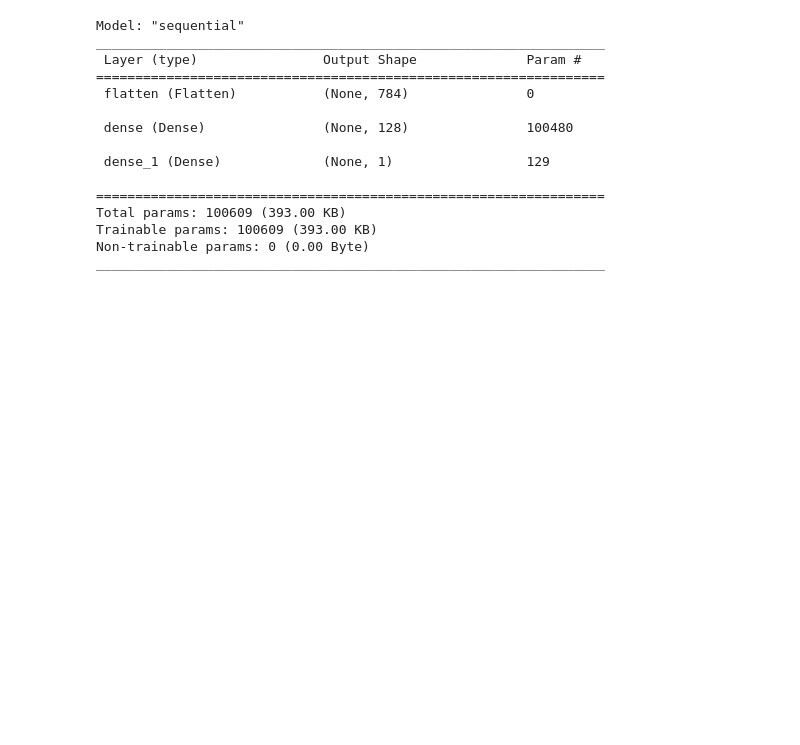
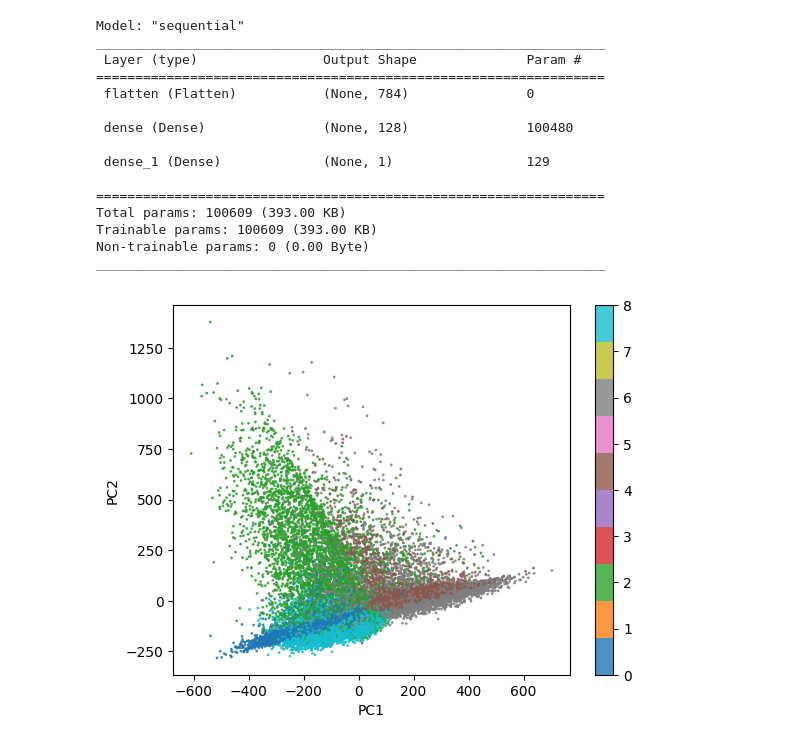
Before and after one commit to mdwl23/ml_study, a Jupyter notebook: mnist_few_samplees.ipynb, the cells around one changed output. Drawn from its saved outputs; the diff is of its cells as text; code cells hidden in the pictures; blank space fills up the shorter version.

```diff
--- a/mnist_few_samplees.ipynb
+++ b/mnist_few_samplees.ipynb
@@ -257,3 +249,16 @@ Total params: 100609 (393.00 KB)
 Trainable params: 100609 (393.00 KB)
 Non-trainable params: 0 (0.00 Byte)
 _________________________________________________________________
+# %%
+intermediate_output_even = intermediate_output[y_train % 2 == 0]
+intermediate_output_even_label = y_train[y_train %2 == 0]
+
+pca_result = pca.fit_transform(intermediate_output_even)
+
+plt.scatter(pca_result[:, 0], pca_result[:, 1], c=intermediate_output_even_label, cmap='tab10', alpha=0.8, s=1)
+plt.xlabel('PC1')
+plt.ylabel('PC2')
+plt.colorbar()
+plt.show()
+# %% [output]
+[figure, added]
```
Also changed, not shown: parts of 2 cells of this notebook.
